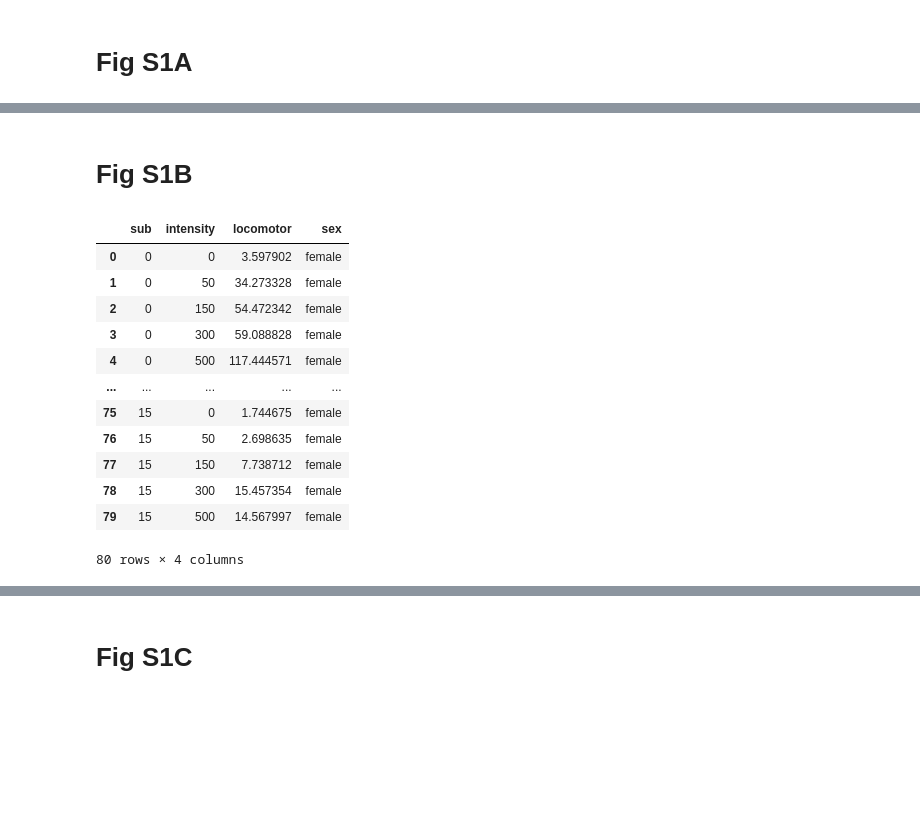
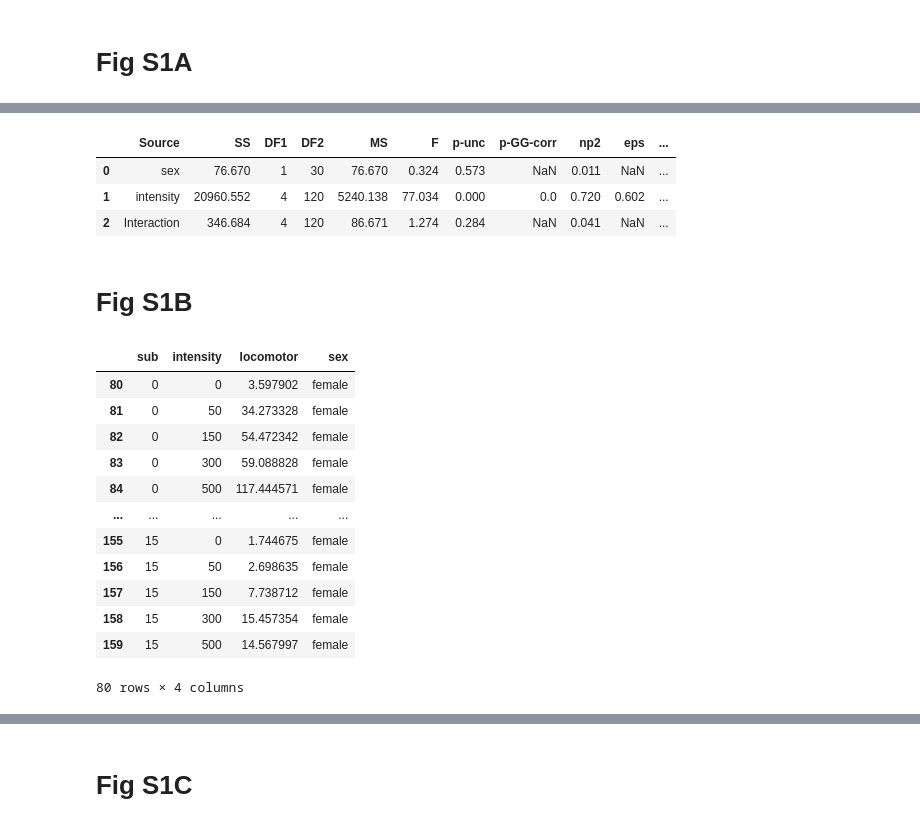
Before and after one commit to raffaelemazziotti/ECo_code, a Jupyter notebook: Fig_S1_code_stats.ipynb, the cells around one changed output, grey strips where cells are left out. Drawn from its saved outputs; the diff is of its cells as text; code cells hidden in the pictures; blank space fills up the shorter version.

```diff
--- a/Fig_S1_code_stats.ipynb
+++ b/Fig_S1_code_stats.ipynb
@@ -71,24 +146,32 @@ ax.set_yticks([ylims['pupil'][0],0,ylims['pupil'][1]])
+# %%
+der_pupil['unique_id'] = der_pupil['sub'].apply(str)+ '_' + der_pupil['sex']
+pg.mixed_anova(data=der_pupil,dv='pupil',within='intensity',between='sex',subject='unique_id').round(3)
+# %% [output]
+|  | Source | SS | DF1 | DF2 | MS | F | p-unc | p-GG-corr | np2 | eps | ... |
+| 0 | sex | 76.670 | 1 | 30 | 76.670 | 0.324 | 0.573 | NaN | 0.011 | NaN | ... |
+| 1 | intensity | 20960.552 | 4 | 120 | 5240.138 | 77.034 | 0.000 | 0.0 | 0.720 | 0.602 | ... |
+| 2 | Interaction | 346.684 | 4 | 120 | 86.671 | 1.274 | 0.284 | NaN | 0.041 | NaN | ... |
 # %% [markdown]
 # Fig S1B
 # %%
-der_locom = pd.read_excel('Data/fig_S1/DER_locom_sex.xlsx',index_col=0)
+der_locom = pd.read_excel('Data/fig_S1/DER_locom_sex.xlsx')
 male_der_locom = der_locom[der_locom['sex']=='male']
 female_der_locom = der_locom[der_locom['sex']=='female']
 
 female_der_locom
 # %% [output]
 |  | sub | intensity | locomotor | sex |
-| 0 | 0 | 0 | 3.597902 | female |
-| 1 | 0 | 50 | 34.273328 | female |
-| 2 | 0 | 150 | 54.472342 | female |
-| 3 | 0 | 300 | 59.088828 | female |
-| 4 | 0 | 500 | 117.444571 | female |
+| 80 | 0 | 0 | 3.597902 | female |
+| 81 | 0 | 50 | 34.273328 | female |
+| 82 | 0 | 150 | 54.472342 | female |
+| 83 | 0 | 300 | 59.088828 | female |
+| 84 | 0 | 500 | 117.444571 | female |
 | ... | ... | ... | ... | ... |
-| 75 | 15 | 0 | 1.744675 | female |
-| 76 | 15 | 50 | 2.698635 | female |
-| 77 | 15 | 150 | 7.738712 | female |
-| 78 | 15 | 300 | 15.457354 | female |
-| 79 | 15 | 500 | 14.567997 | female |
+| 155 | 15 | 0 | 1.744675 | female |
+| 156 | 15 | 50 | 2.698635 | female |
+| 157 | 15 | 150 | 7.738712 | female |
+| 158 | 15 | 300 | 15.457354 | female |
+| 159 | 15 | 500 | 14.567997 | female |
 80 rows × 4 columns
 # %%
 fig,ax = plt.subplots()
```
Also changed, not shown: parts of 14 cells of this notebook, 5 other files.
